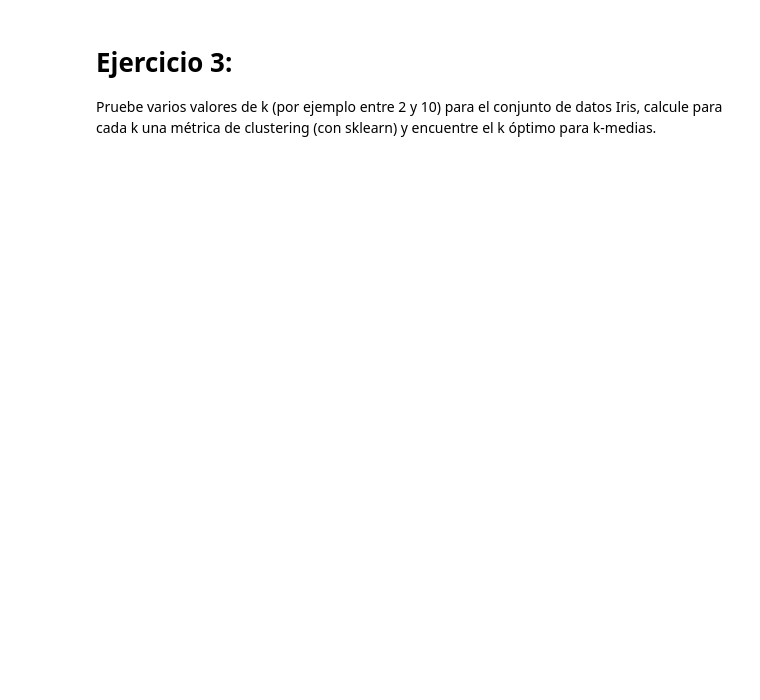
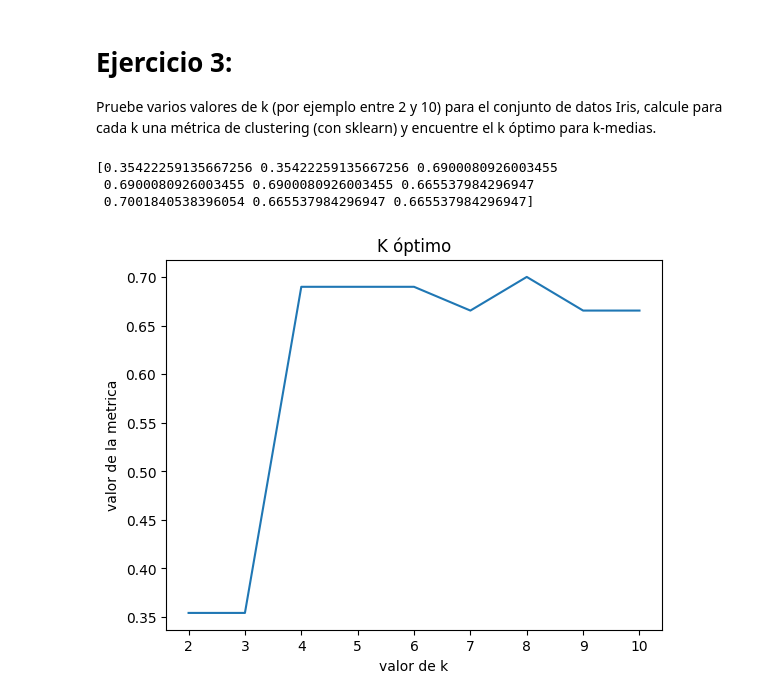
Before and after one commit to aguusandy/ic_2023, a Jupyter notebook: inteligencia_guia4.ipynb, the cells around one changed output. Saved outputs shown, nothing was run; the diff lists cells and outputs as text; code cells hidden in the pictures; blank space fills up the shorter version.

```diff
--- a/inteligencia_guia4.ipynb
+++ b/inteligencia_guia4.ipynb
@@ -295 +302,10 @@ centroides:  [array([5.40869565, 3.79565217, 1.42173913, 0.23478261])
+# %%
+def test_kmedias(w,patrones,centroides):
+  predicciones = np.full(len(patrones),None)
+  for i in np.arange(0,len(patrones)):
+    x = gauss(patrones[i],centroides)
+    x = np.insert(x,0,-1)
+    y = np.dot(w,x)
+    predicciones[i] = corregir_salida(y)
+  return predicciones
 # %%
@@ -318,0 +337,38 @@ Pruebe varios valores de k (por ejemplo entre 2 y 10) para el conjunto de datos
+# %%
+def corregir_clases(predicciones):
+  predicciones_c = np.full(len(predicciones),None)
+  for i in np.arange(0,len(predicciones)):
+    predicciones_c[i] = np.argmax(predicciones[i])
+  return predicciones_c
+# %%
+metricas = np.full(9,None)
+# datos entrenamiento
+x_training = datos_fit[:,:-3]
+y_training = datos_fit[:,-3:]
+
+# datos prueba
+x_test = datos_test[:,:-3]
+y_test = datos_test[:,-3:]
+# %%
+for k in np.arange(2,11):
+  # entreno la capa de base radial para obtener los centroides
+  centroides,patrones_c = fit_rbf(x_training,k)
+  # fit_salidas(centroides,patrones,size_salida,epocas_max,salidas_deseadas,tasa,umbral_error):
+  w,errores_epoca = fit_salidas(centroides,x_training,3,300,y_training,0.1,0.01)
+
+  # obtengo las predicciones
+  predicciones = corregir_clases(test_kmedias(w,x_test,centroides))
+  # metrica DB
+  metricas[k-2] = metrics.davies_bouldin_score(x_test,predicciones)
+# %%
+print(metricas)
+plt.plot(np.arange(2,11),metricas)
+plt.title('K óptimo')
+plt.xlabel('valor de k')
+plt.ylabel('valor de la metrica')
+plt.show()
+# %% [output]
+[0.35422259135667256 0.35422259135667256 0.6900080926003455
+ 0.6900080926003455 0.6900080926003455 0.665537984296947
+ 0.7001840538396054 0.665537984296947 0.665537984296947]
+[figure, added]
```
Also changed, not shown: parts of 11 cells of this notebook.
